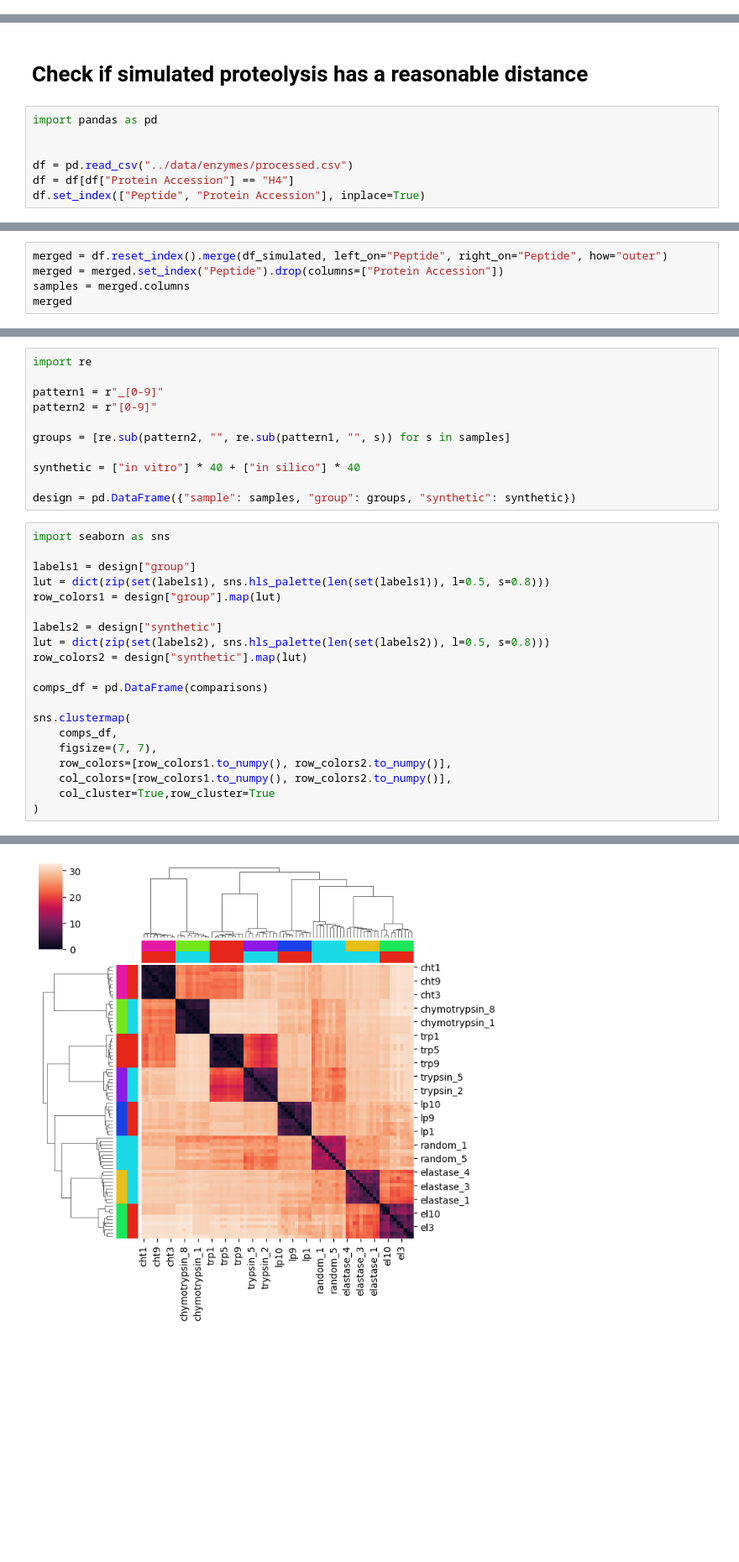
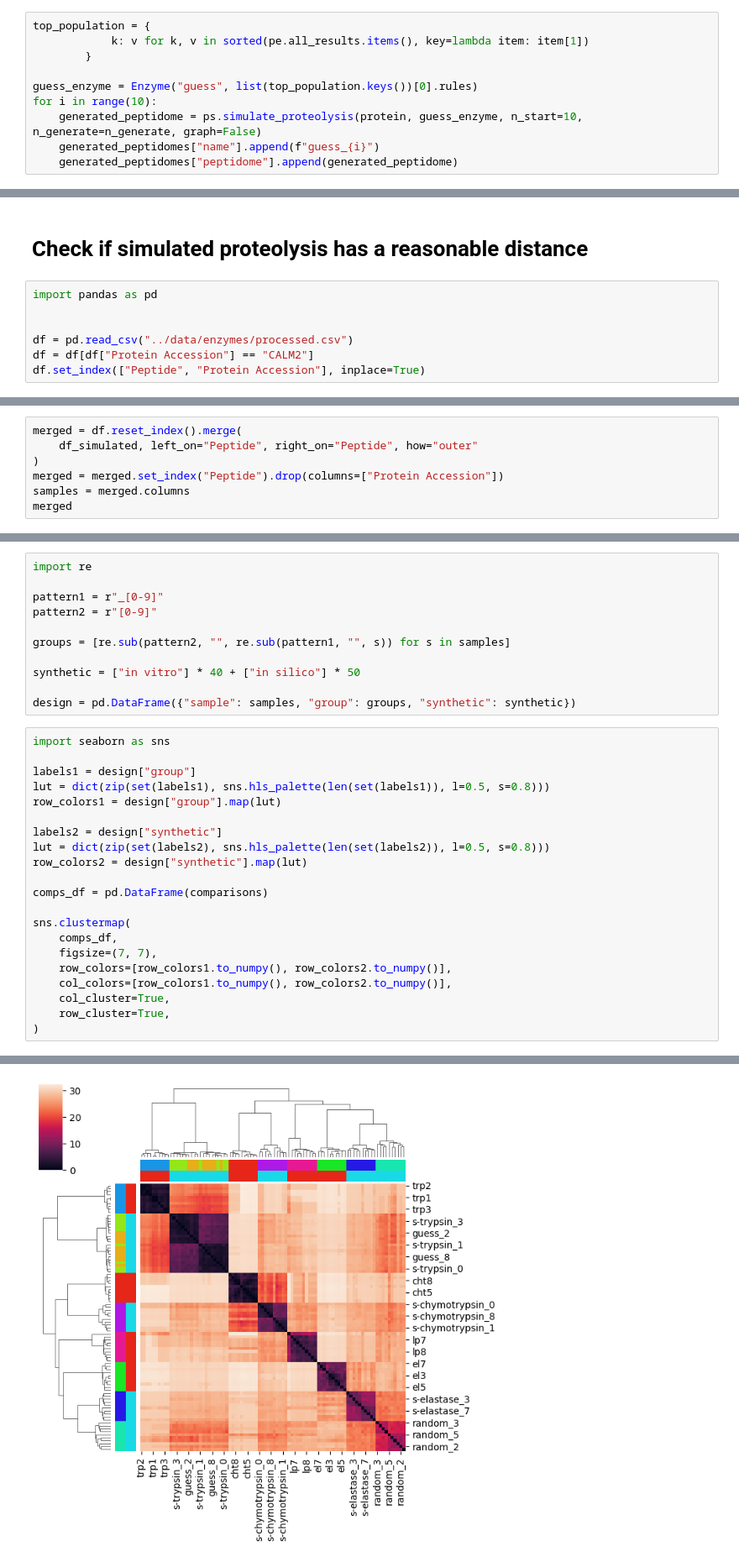
Before and after one commit to ErikHartman/disassembly, a Jupyter notebook: src/estimating_parameters_ga.ipynb, the cells around one changed output, grey strips where cells are left out. Shown at 84% size. Saved outputs shown, nothing was run; the diff lists cells and outputs as text; blank space fills up the shorter version.

```diff
--- a/src/estimating_parameters_ga.ipynb
+++ b/src/estimating_parameters_ga.ipynb
@@ -122,0 +130,10 @@ Best  ([^L])([V|E])([G])([G])([^G])([^W|W])
+# %%
+top_population = {
+            k: v for k, v in sorted(pe.all_results.items(), key=lambda item: item[1])
+        }
+
+guess_enzyme = Enzyme("guess", list(top_population.keys())[0].rules)
+for i in range(10):
+    generated_peptidome = ps.simulate_proteolysis(protein, guess_enzyme, n_start=10, n_generate=n_generate, graph=False)
+    generated_peptidomes["name"].append(f"guess_{i}")
+    generated_peptidomes["peptidome"].append(generated_peptidome)
@@ -127,7 +165,7 @@ import pandas as pd
 
 
 df = pd.read_csv("../data/enzymes/processed.csv")
-df = df[df["Protein Accession"] == "H4"]
+df = df[df["Protein Accession"] == "CALM2"]
 df.set_index(["Peptide", "Protein Accession"], inplace=True)
 # %%
 pre_df = {}
@@ -150,5 +188,7 @@ df_simulated.head()
 # %%
-merged = df.reset_index().merge(df_simulated, left_on="Peptide", right_on="Peptide", how="outer")
+merged = df.reset_index().merge(
+    df_simulated, left_on="Peptide", right_on="Peptide", how="outer"
+)
 merged = merged.set_index("Peptide").drop(columns=["Protein Accession"])
 samples = merged.columns
 merged
@@ -225,30 +265,31 @@ pattern2 = r"[0-9]"
 
 groups = [re.sub(pattern2, "", re.sub(pattern1, "", s)) for s in samples]
 
-synthetic = ["in vitro"] * 40 + ["in silico"] * 40
+synthetic = ["in vitro"] * 40 + ["in silico"] * 50
 
 design = pd.DataFrame({"sample": samples, "group": groups, "synthetic": synthetic})
 # %%
 import seaborn as sns
 
 labels1 = design["group"]
 lut = dict(zip(set(labels1), sns.hls_palette(len(set(labels1)), l=0.5, s=0.8)))
 row_colors1 = design["group"].map(lut)
 
 labels2 = design["synthetic"]
 lut = dict(zip(set(labels2), sns.hls_palette(len(set(labels2)), l=0.5, s=0.8)))
 row_colors2 = design["synthetic"].map(lut)
 
 comps_df = pd.DataFrame(comparisons)
 
 sns.clustermap(
     comps_df,
     figsize=(7, 7),
     row_colors=[row_colors1.to_numpy(), row_colors2.to_numpy()],
     col_colors=[row_colors1.to_numpy(), row_colors2.to_numpy()],
-    col_cluster=True,row_cluster=True
+    col_cluster=True,
+    row_cluster=True,
 )
 # %% [output]
 <seaborn.matrix.ClusterGrid at 0x...>
-[figure, old version]
+[figure, new version]
 # %%
```
Also changed, not shown: parts of 13 cells of this notebook, 4 other files.
